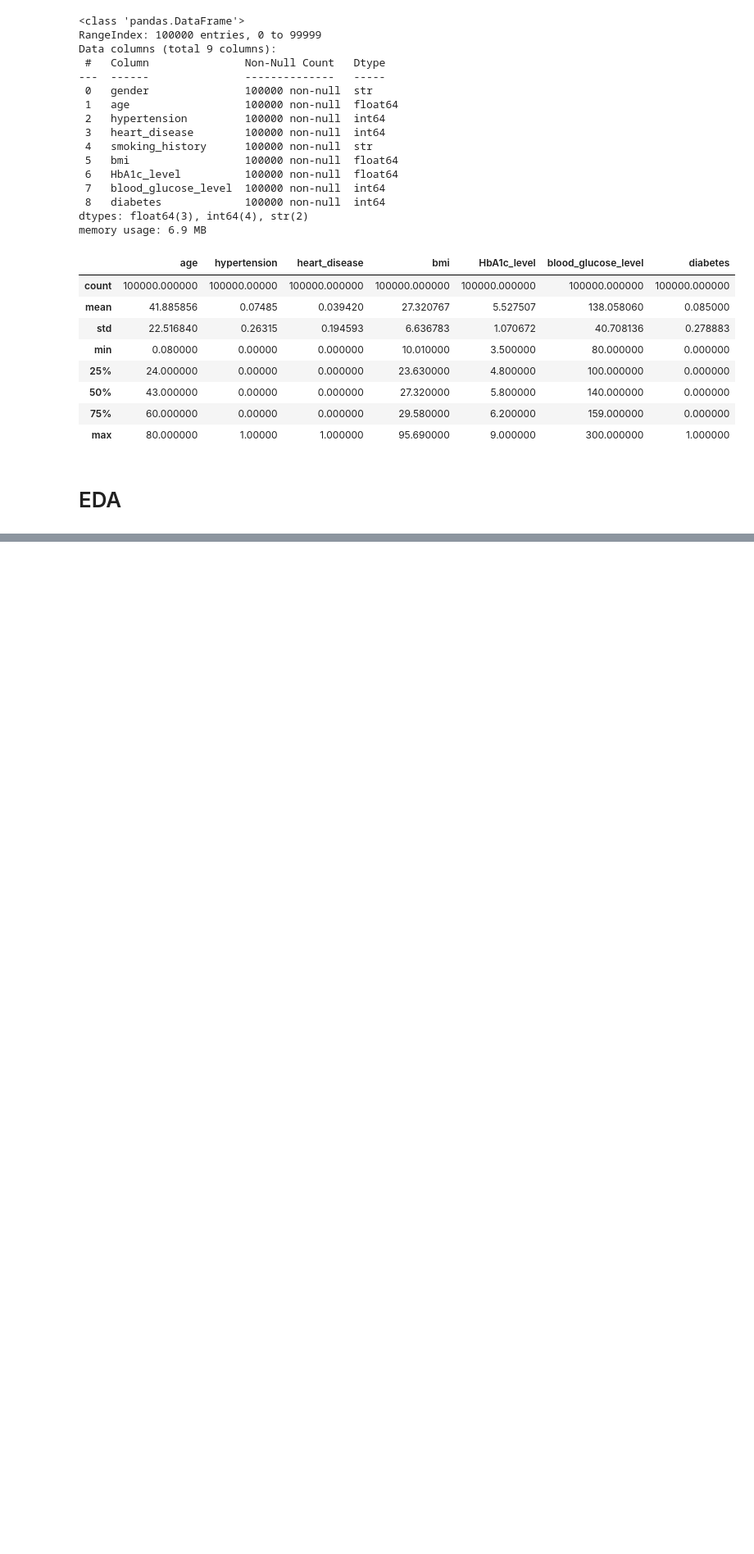
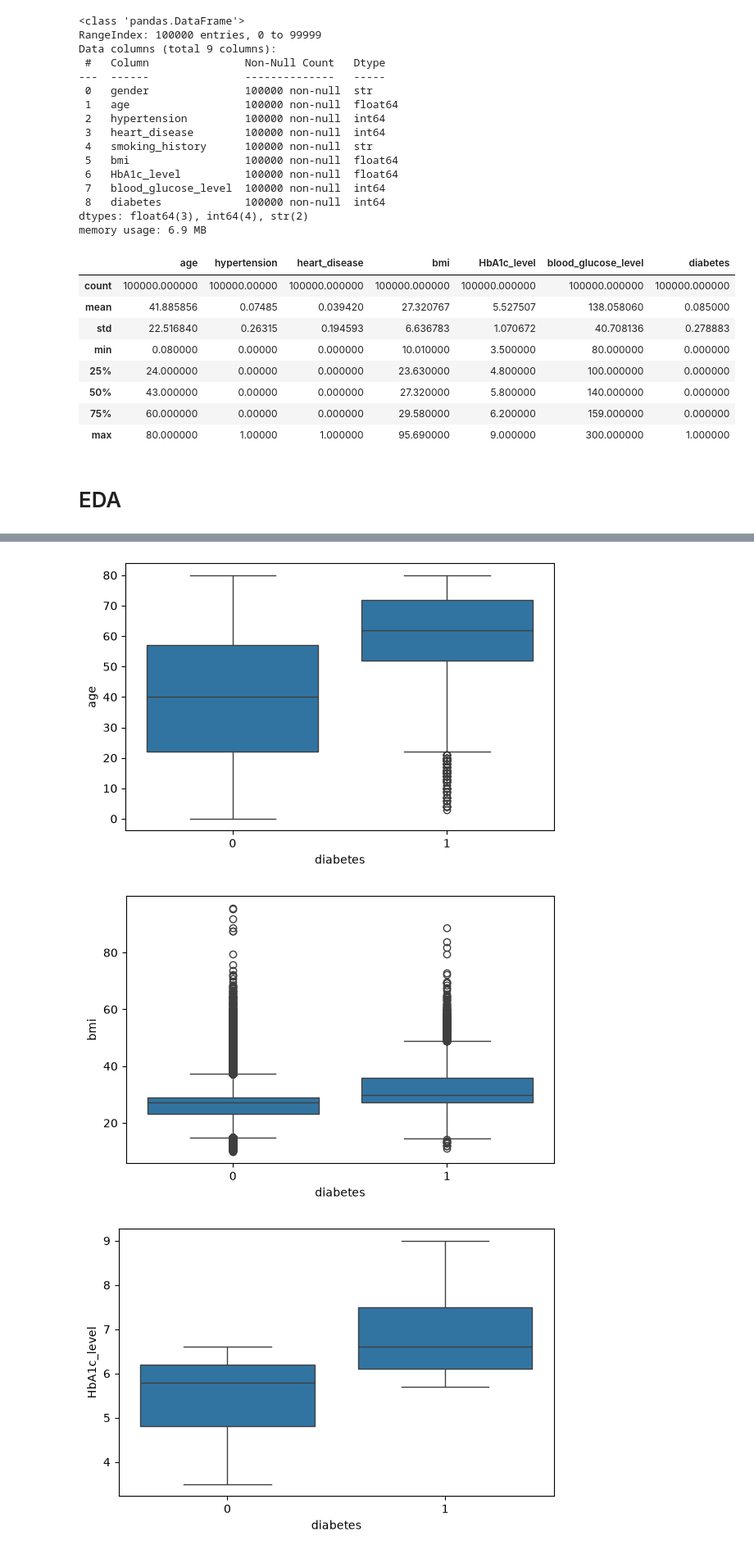
Before and after one commit to miraj-since2005/Diabetes-Prediction, a Jupyter notebook: Codebook.ipynb, the cells around one changed output, grey strips where cells are left out. Shown at 82% size. Cells and saved outputs as stored; diff of their text form; code cells hidden in the pictures; blank space fills up the shorter version.

```diff
--- a/Codebook.ipynb
+++ b/Codebook.ipynb
@@ -85,0 +96,12 @@ plt.show()
+# %%
+cols = ['age','bmi', 'HbA1c_level', 'blood_glucose_level']
+
+for col in cols:
+    plt.figure(figsize=(6, 4))
+    sns.boxplot(data=df, x='diabetes', y=col)
+    plt.tight_layout()
+    plt.show()
+# %% [output]
+[figure, added]
+[figure, added]
+[figure, added]
```
Also changed, not shown: parts of 4 cells of this notebook.
